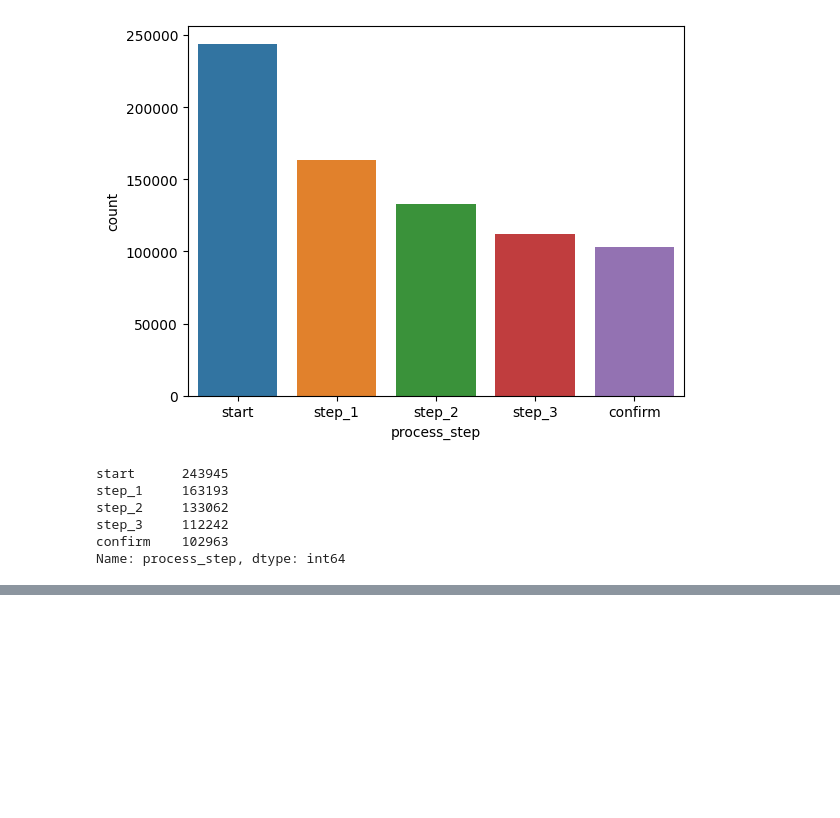
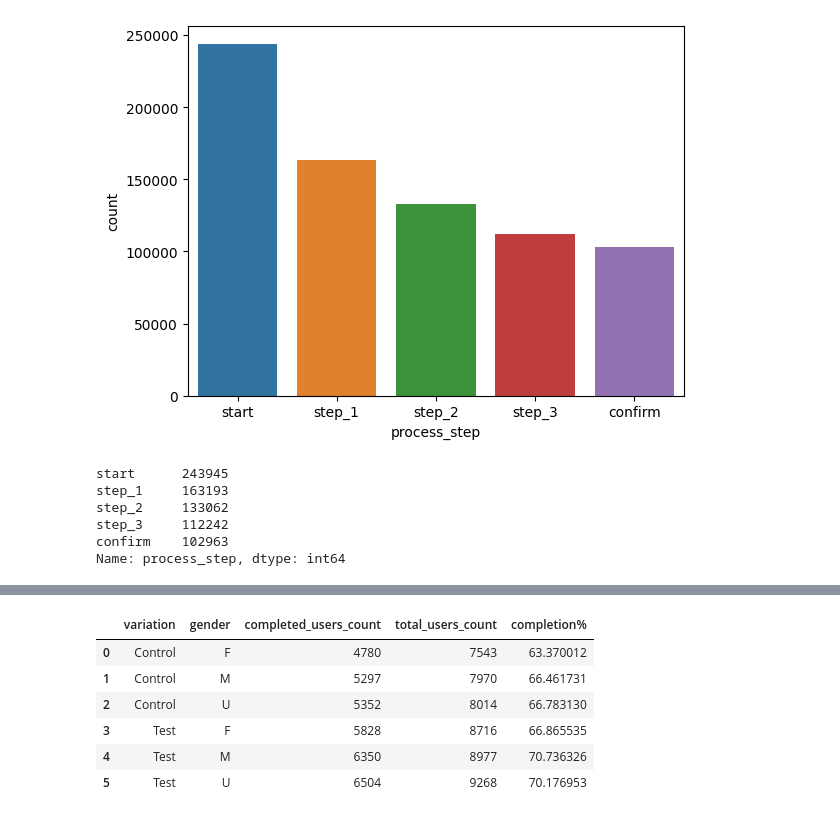
Before and after one commit to vijayendra-k/AB-Testing, a Jupyter notebook: AB-Testing.ipynb, the cells around one changed output, grey strips where cells are left out. Cells and saved outputs as stored; diff of their text form; code cells hidden in the pictures; blank space fills up the shorter version.

Commit message:
more than half way there for completion rates

```diff
--- a/AB-Testing.ipynb
+++ b/AB-Testing.ipynb
@@ -662,0 +687,8 @@ completed_users
+# %%
+users_count=dfclean[['client_id','variation','gender']].groupby(by=['variation','gender']).nunique().reset_index()
+completed_users=confirm_step[['client_id','variation','gender']].groupby(by=['variation','gender']).nunique().reset_index()
+users_count=users_count.rename(mapper={'client_id':'total_users_count'},axis=1)
+completed_users=completed_users.rename(mapper={'client_id':'completed_users_count'},axis=1)
+# variationgrouped=pd.merge(completed_users,users_count,on='variation')
+# %%
+variationgendergrouped=pd.merge(completed_users,users_count,on=['variation','gender'])
@@ -662,0 +705,12 @@ completed_users
+# %%
+variationgendergrouped['completion%']=variationgendergrouped['completed_users_count']*100/variationgendergrouped['total_users_count']
+# %%
+variationgendergrouped
+# %% [output]
+|  | variation | gender | completed_users_count | total_users_count | completion% |
+| 0 | Control | F | 4780 | 7543 | 63.370012 |
+| 1 | Control | M | 5297 | 7970 | 66.461731 |
+| 2 | Control | U | 5352 | 8014 | 66.783130 |
+| 3 | Test | F | 5828 | 8716 | 66.865535 |
+| 4 | Test | M | 6350 | 8977 | 70.736326 |
+| 5 | Test | U | 6504 | 9268 | 70.176953 |
```
Also changed, not shown: parts of 40 cells of this notebook.
